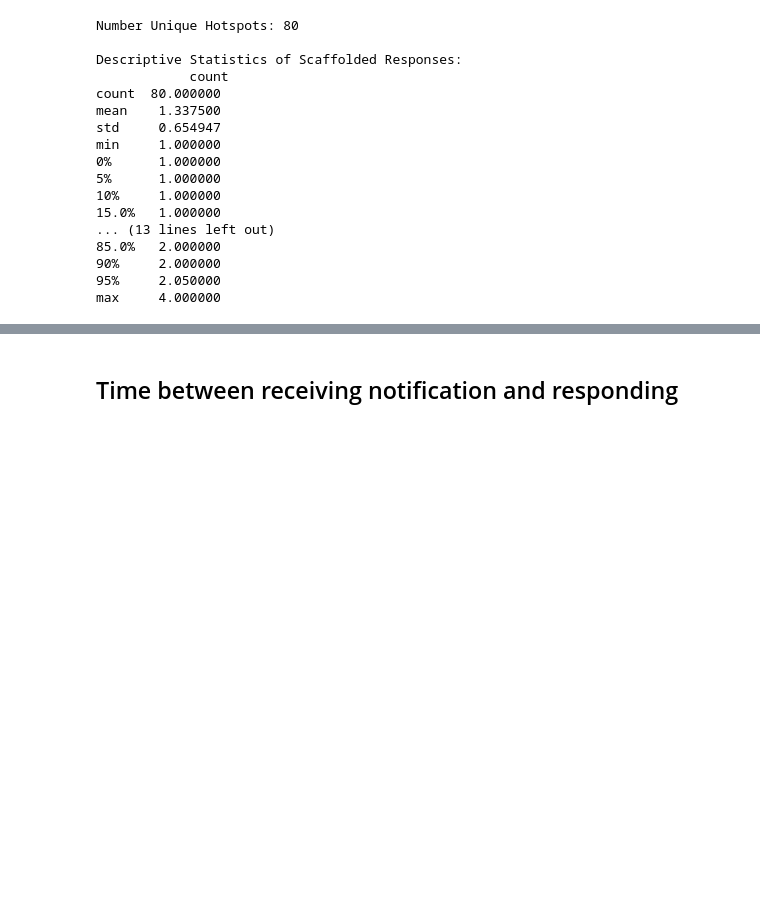
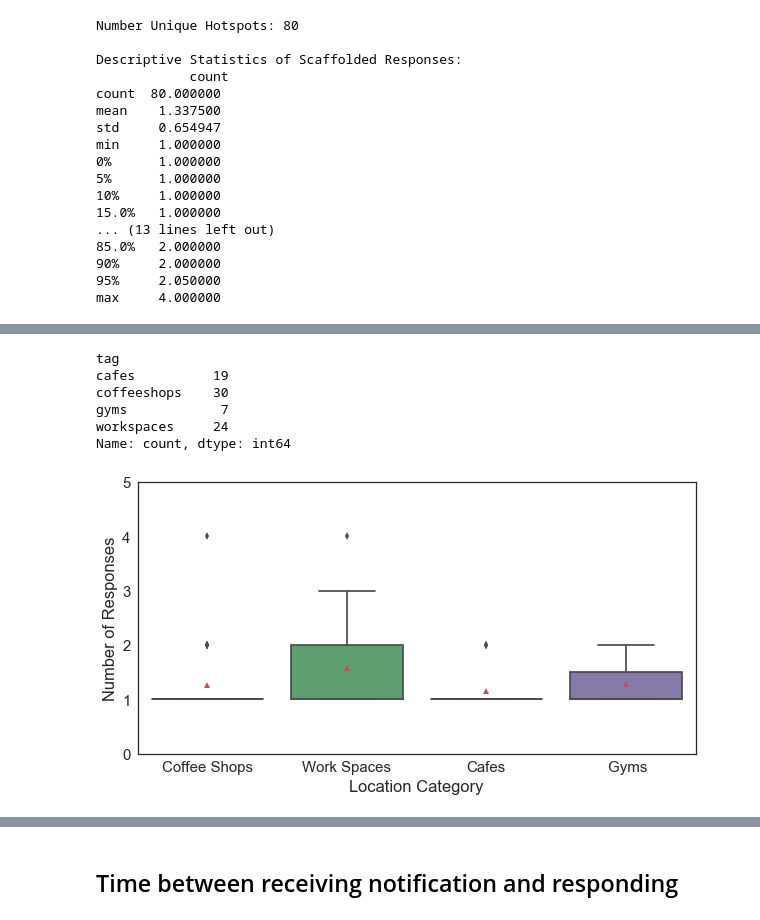
Before and after one commit to NUDelta/les-study-analysis, a Jupyter notebook: explore-study-analysis.ipynb, the cells around one changed output, grey strips where cells are left out. Drawn from its saved outputs; the diff is of its cells as text; code cells hidden in the pictures; blank space fills up the shorter version.

```diff
--- a/explore-study-analysis.ipynb
+++ b/explore-study-analysis.ipynb
@@ -370,6 +391,6 @@ Valid Responses by Location:
 # %%
 # In general
-number_scaffolded_responses = pd.DataFrame({'count': valid_notifications.groupby('hotspotId')['objectId'].count()}).reset_index()
+number_scaffolded_responses = valid_notifications.groupby(['hotspotId', 'locationCommonName', 'tag'])['objectId'].count().reset_index(name='count')
 print('Number Unique Hotspots: {}\n'.format(len(number_scaffolded_responses)))
 print('Descriptive Statistics of Scaffolded Responses: \n {}'.format(number_scaffolded_responses.describe(percentiles=np.arange(0, 1, 0.05))))
 # %% [output]
@@ -396,0 +414,9 @@ valid_notifications[valid_notifications['question'] == 'noiselevel']
+# %%
+number_scaffolded_responses.groupby('tag')['count'].count()
+# %% [output]
+tag
+cafes          19
+coffeeshops    30
+gyms            7
+workspaces     24
+Name: count, dtype: int64
@@ -396,0 +426,7 @@ valid_notifications[valid_notifications['question'] == 'noiselevel']
+# %%
+fig, ax = plt.subplots(figsize=(10, 5));
+boxplot = sns.boxplot(data=number_scaffolded_responses, x='tag', y='count', showmeans=True)
+boxplot.set(xlabel='Location Category', ylabel='Number of Responses')
+boxplot = boxplot.set_ylim(0, 5)
+# %% [output]
+[figure, added]
```
Also changed, not shown: parts of 5 cells of this notebook.
